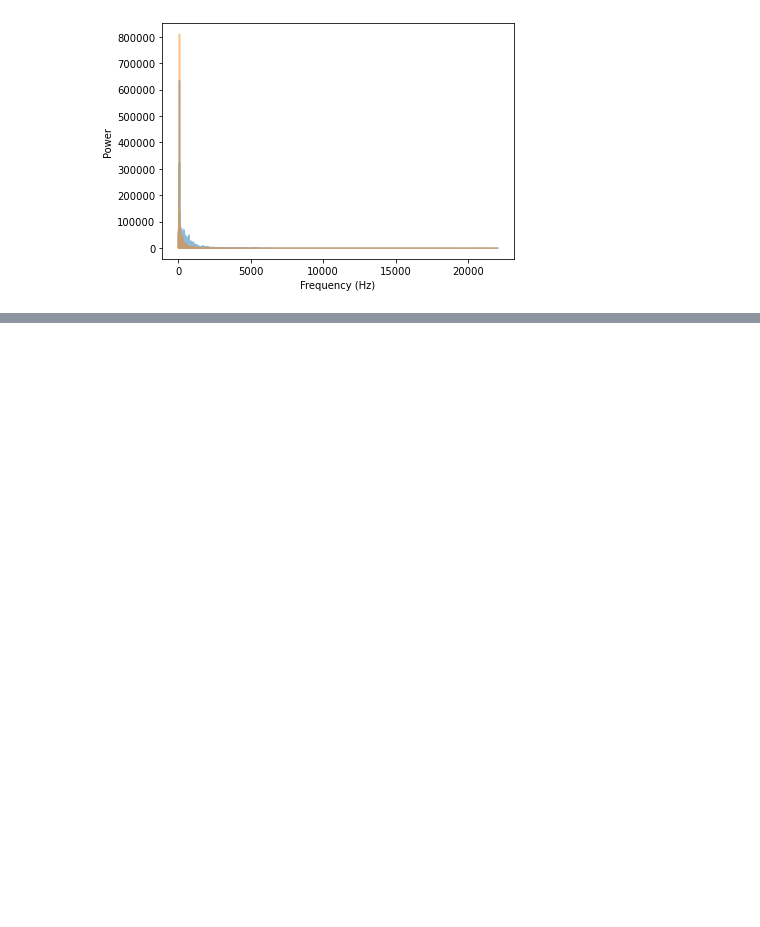
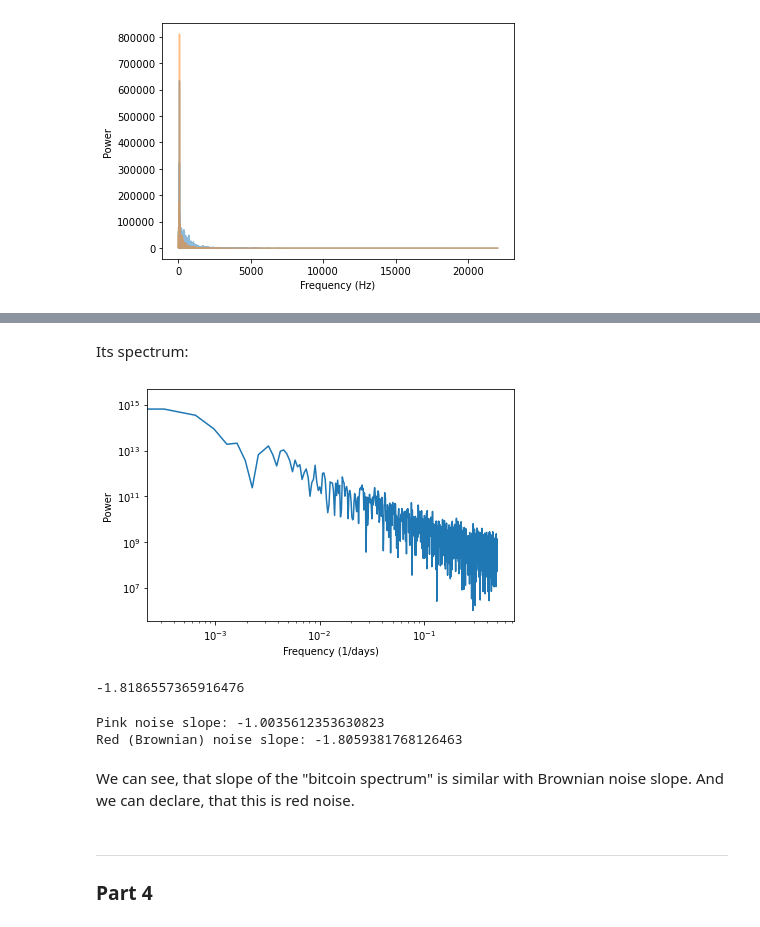
Before and after one commit to dee-tree/telecom-labs, a Jupyter notebook: labs/lab4/lab4.ipynb, the cells around one changed output, grey strips where cells are left out. Cells and saved outputs as stored; diff of their text form; code cells hidden in the pictures; blank space fills up the shorter version.

```diff
--- a/labs/lab4/lab4.ipynb
+++ b/labs/lab4/lab4.ipynb
@@ -71,0 +169,30 @@ decorate(xlabel='Frequency (Hz)', ylabel='Power')
+# %% [markdown]
+Its spectrum:
+# %%
+spectrum = wave.make_spectrum()
+spectrum.plot_power()
+decorate(xlabel='Frequency (1/days)', ylabel='Power', **loglog)
+# %% [output]
+[figure, added]
+# %%
+spectrum.estimate_slope()[0]
+# %% [output]
+-1.8186557365916476
+# %%
+from labs.thinkdsp import PinkNoise, BrownianNoise
+
+
+pinkNoise = PinkNoise()
+print('Pink noise slope:', pinkNoise.make_wave().make_spectrum().estimate_slope()[0])
+redNoise = BrownianNoise()
+print('Red (Brownian) noise slope:', redNoise.make_wave().make_spectrum().estimate_slope()[0])
+# %% [output]
+Pink noise slope: -1.0035612353630823
+Red (Brownian) noise slope: -1.8059381768126463
+# %% [markdown]
+We can see, that slope of the "bitcoin spectrum" is similar with Brownian noise slope.
+And we can declare, that this is red noise.
+# %% [markdown]
+-----
+
+### Part 4
```
Also changed, not shown: parts of 61 cells of this notebook, 1 other file.
